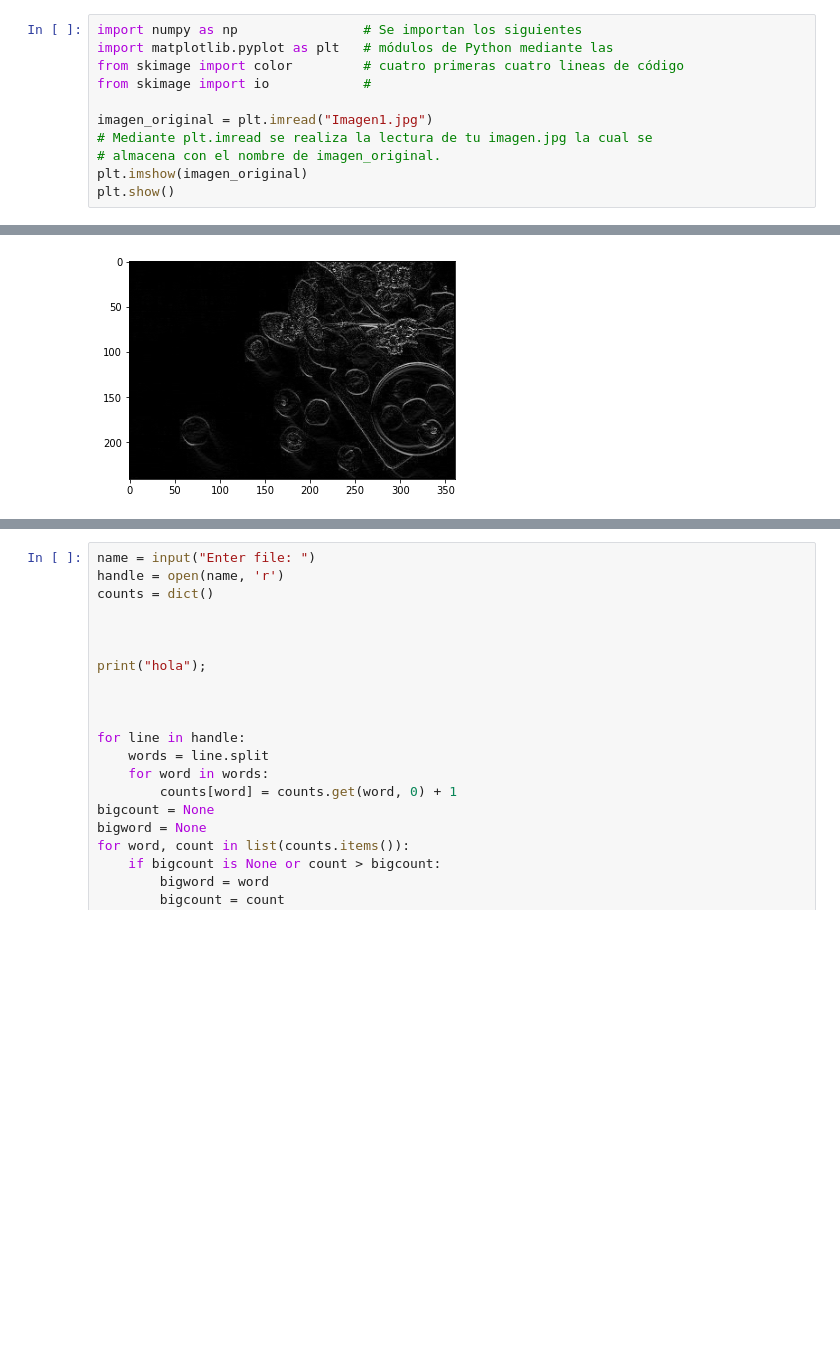
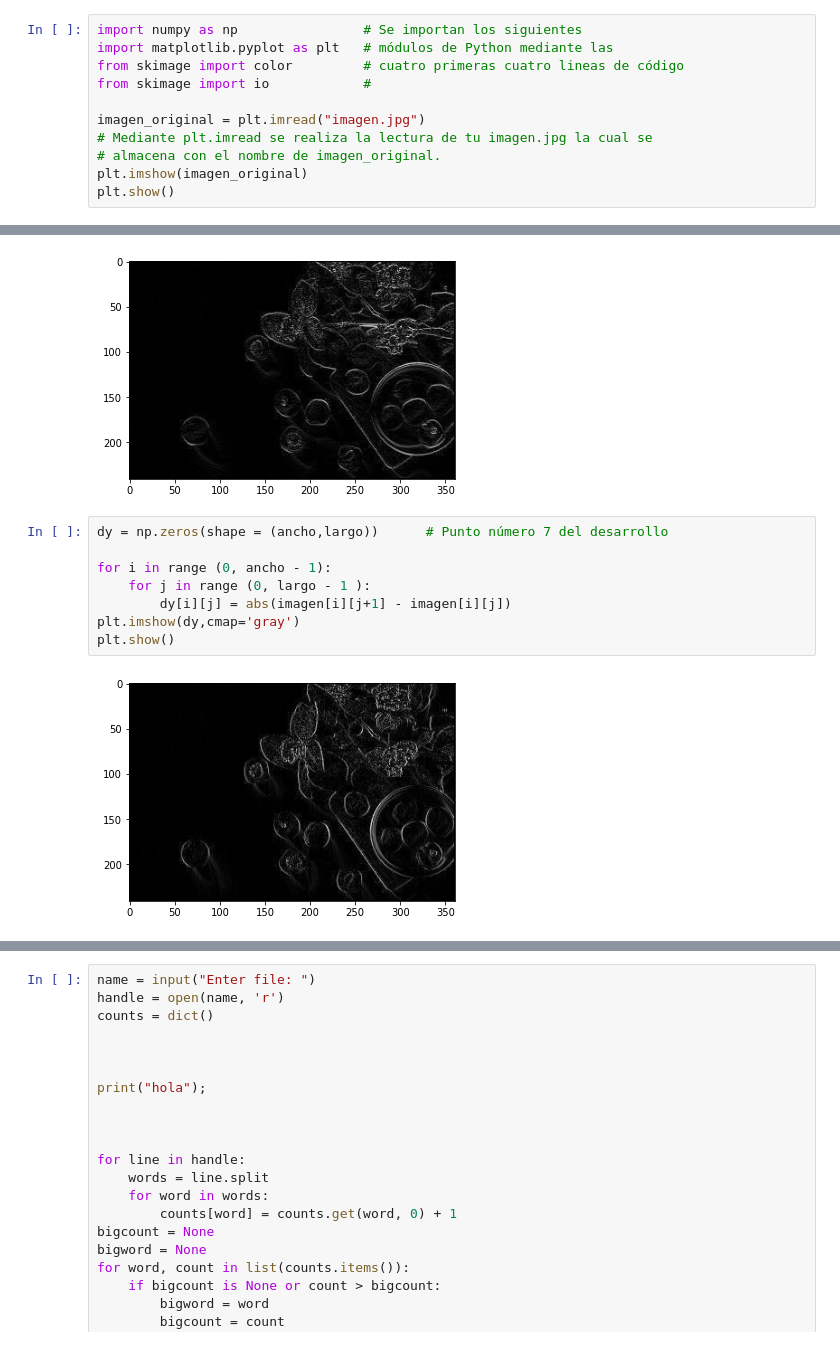
Before and after one commit to leonardolunamoreno/Computadoras-y-programaci-n2021-grupo-1157, a Jupyter notebook: PythonLearn.ipynb, the cells around one changed output, grey strips where cells are left out. Saved outputs shown, nothing was run; the diff lists cells and outputs as text; blank space fills up the shorter version.

```diff
--- a/PythonLearn.ipynb
+++ b/PythonLearn.ipynb
@@ -6,7 +6,7 @@ import matplotlib.pyplot as plt   # módulos de Python mediante las
 from skimage import color         # cuatro primeras cuatro lineas de código
 from skimage import io            #
 
-imagen_original = plt.imread("Imagen1.jpg")
+imagen_original = plt.imread("imagen.jpg")
 # Mediante plt.imread se realiza la lectura de tu imagen.jpg la cual se
 # almacena con el nombre de imagen_original.
 plt.imshow(imagen_original)
@@ -55,4 +55,14 @@ plt.imshow(dx,cmap = 'gray')
 plt.show()
 # %% [output]
 [figure]
+# %%
+dy = np.zeros(shape = (ancho,largo))      # Punto número 7 del desarrollo
+
+for i in range (0, ancho - 1):
+    for j in range (0, largo - 1 ):
+        dy[i][j] = abs(imagen[i][j+1] - imagen[i][j])
+plt.imshow(dy,cmap='gray')
+plt.show()
+# %% [output]
+[figure, added]
 # %%
```
Also changed, not shown: parts of 2 cells of this notebook.
